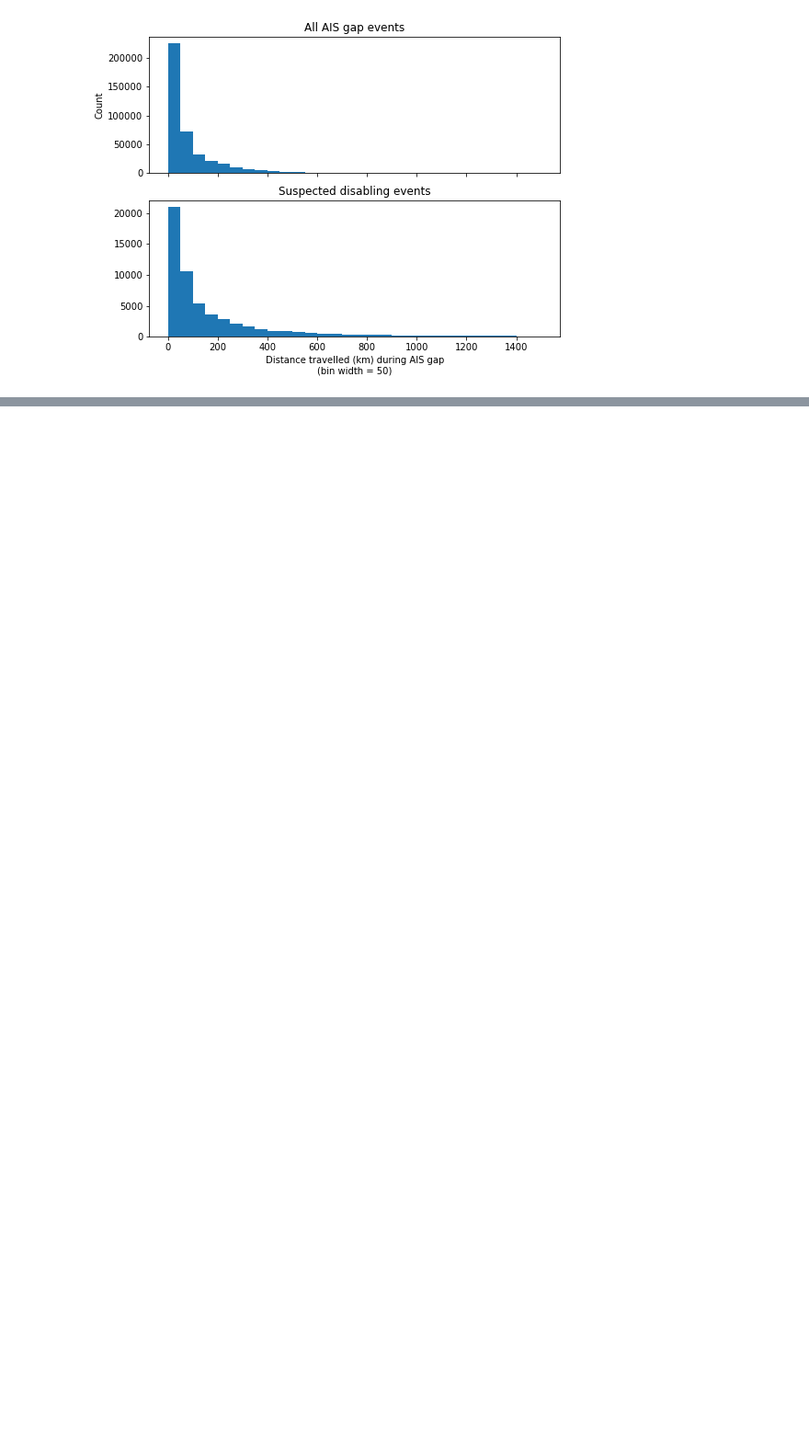
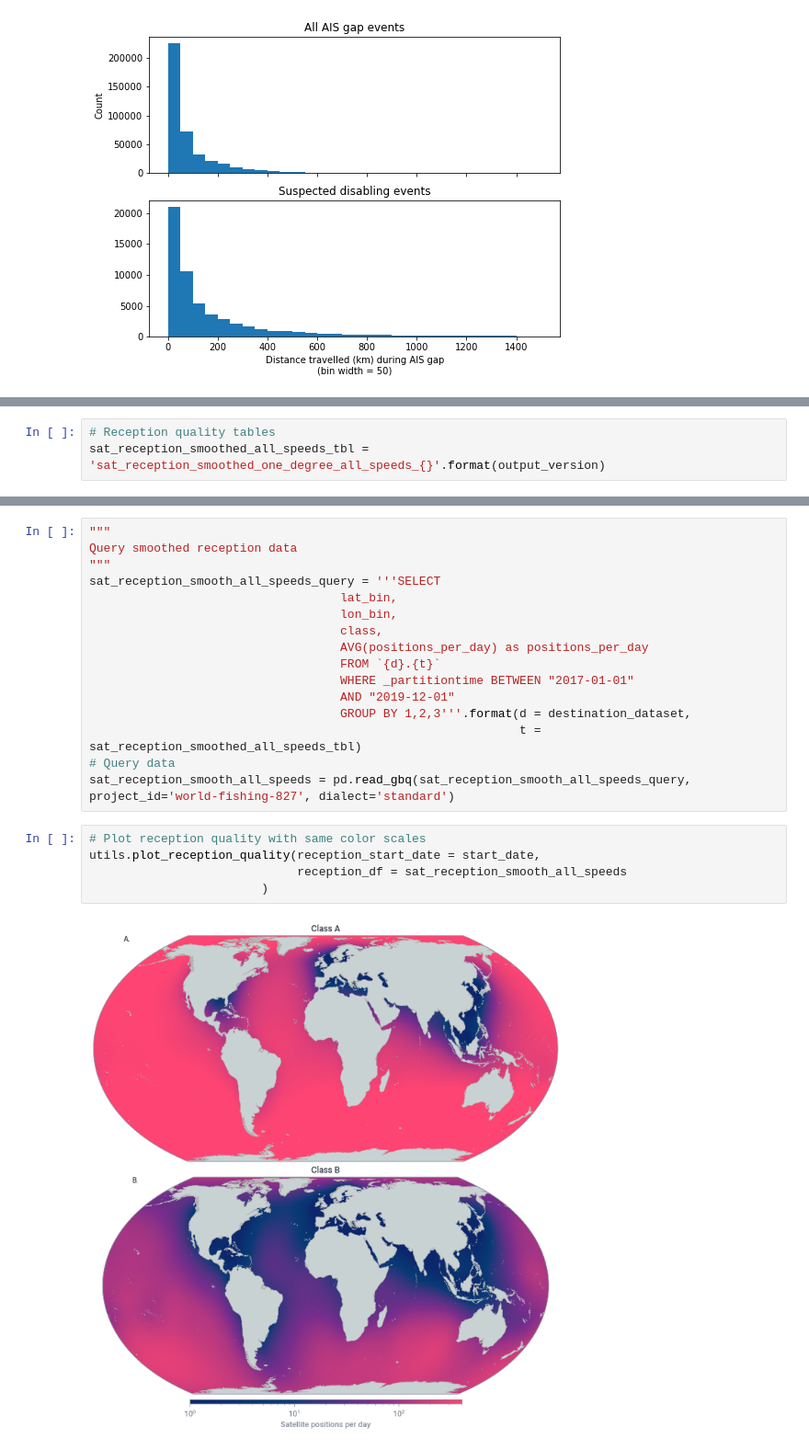
Before and after one commit to GlobalFishingWatch/AIS-disabling-high-seas, a Jupyter notebook: analysis/si_reception_quality.ipynb, the cells around one changed output, grey strips where cells are left out. Shown at 92% size. Drawn from its saved outputs; the diff is of its cells as text; blank space fills up the shorter version.

```diff
--- a/analysis/si_reception_quality.ipynb
+++ b/analysis/si_reception_quality.ipynb
@@ -407,0 +435,3 @@ plt.savefig('../results/gap_figures_{}/figure_si_gap_distance_hist.png'.format(o
+# %%
+# Reception quality tables
+sat_reception_smoothed_all_speeds_tbl = 'sat_reception_smoothed_one_degree_all_speeds_{}'.format(output_version)
@@ -407,0 +780,23 @@ plt.savefig('../results/gap_figures_{}/figure_si_gap_distance_hist.png'.format(o
+# %%
+"""
+Query smoothed reception data
+"""
+sat_reception_smooth_all_speeds_query = '''SELECT
+                                   lat_bin,
+                                   lon_bin,
+                                   class,
+                                   AVG(positions_per_day) as positions_per_day
+                                   FROM `{d}.{t}`
+                                   WHERE _partitiontime BETWEEN "2017-01-01"
+                                   AND "2019-12-01"
+                                   GROUP BY 1,2,3'''.format(d = destination_dataset,
+                                                            t = sat_reception_smoothed_all_speeds_tbl)
+# Query data
+sat_reception_smooth_all_speeds = pd.read_gbq(sat_reception_smooth_all_speeds_query, project_id='world-fishing-827', dialect='standard')
+# %%
+# Plot reception quality with same color scales
+utils.plot_reception_quality(reception_start_date = start_date,
+                             reception_df = sat_reception_smooth_all_speeds
+                        )
+# %% [output]
+[figure, added]
```
Also changed, not shown: parts of 14 cells of this notebook, 6 other files.
